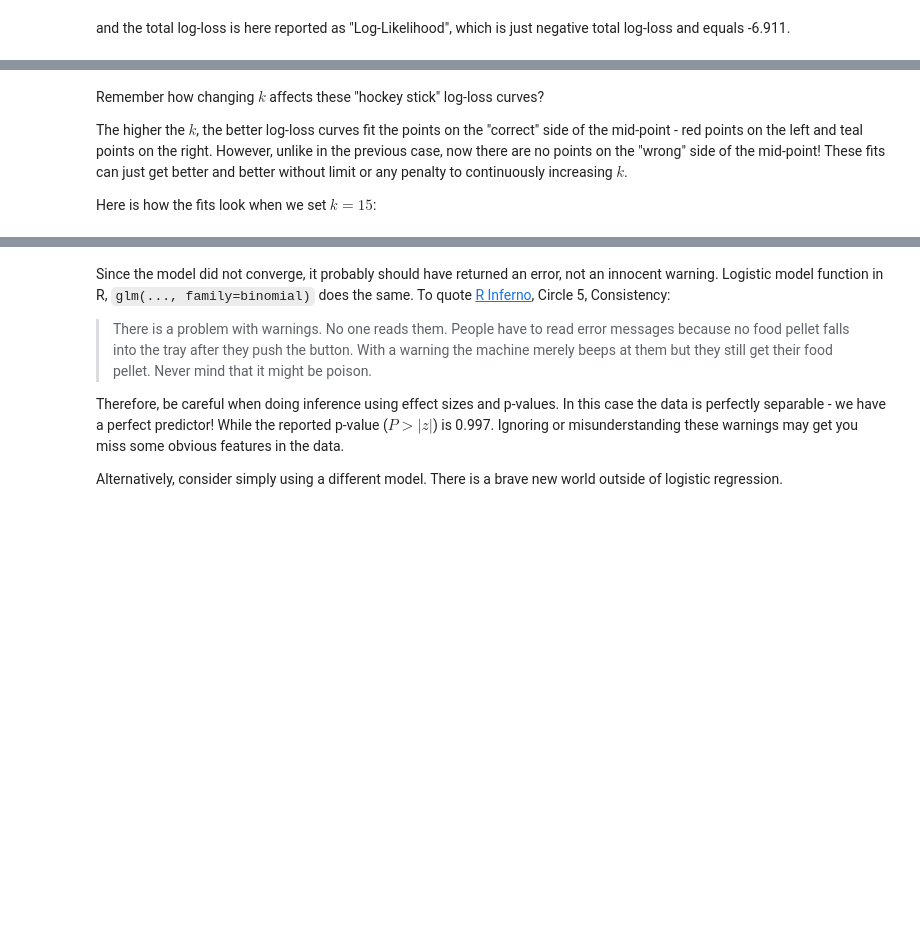
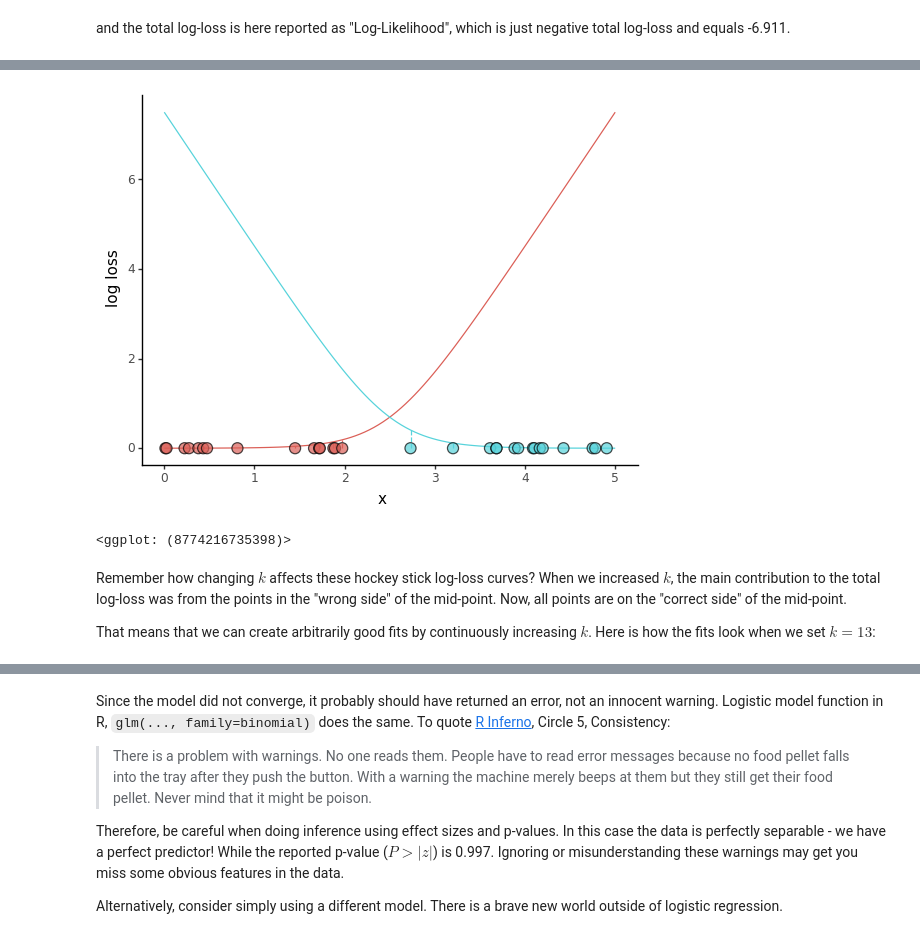
Before and after one commit to igor-sb/blog, a Jupyter notebook: posts/logistic_regression.ipynb, the cells around one changed output, grey strips where cells are left out. Drawn from its saved outputs; the diff is of its cells as text; code cells hidden in the pictures; blank space fills up the shorter version.

```diff
--- a/posts/logistic_regression.ipynb
+++ b/posts/logistic_regression.ipynb
@@ -189,30 +123 @@ def create_smooth_logloss_data(k, x0, n_points=100):
-# %%
-def plot_logistic_fit(df, logloss_df):
-	return (
-		p9.ggplot(df, p9.aes('x'))
-		+ p9.geom_line(
-			data=logloss_df,
-			mapping=p9.aes(y='log_loss', color='factor(y)'),
-		)
-		+ p9.geom_linerange(
-		    mapping=p9.aes(ymin=0, ymax='log_loss', color='factor(y)'),
-		    linetype='dashed',
-		)
-		+ p9.geom_point(
-			mapping=p9.aes(y=0, fill='factor(y)'),
-			size=4,
-			alpha=0.7,
-			shape='o',
-		)
-		+ p9.scale_y_continuous(name='log loss')
-		+ p9.theme_classic()
-		+ p9.theme(legend_position='none')
-	)
-
-def create_sample_and_logloss_data(k, x0, k_fit, x0_fit, n_points, seed=1):
-	df = create_sample_data(k, x0, n_points, seed)
-	df['p_x_fit'] = logistic(df['x'], k_fit, x0_fit)
-	df['log_loss'] = log_loss(df['p_x_fit'], df['y'])
-	logloss_df = create_smooth_logloss_data(k_fit, x0_fit)
-	return (df, logloss_df)
 # %%
@@ -419,0 +274,13 @@ Total log-loss:  3.282022354606257
+# %%
+perfect_df = create_sample_data(k=3, x0=2.5, n_points=30, seed=112)
+
+perfect_sep_df, perfect_sep_logloss_df = fit_data_to_logloss(
+    perfect_df,
+    k=3,
+    x0=2.5
+)
+
+print("Total log-loss: ", perfect_sep_df['log_loss'].sum())
+
+plot_logistic_fit(perfect_sep_df, perfect_sep_logloss_df)
+# %% [output]
@@ -420,6 +288,6 @@ Total log-loss:  3.282022354606257
+[figure, added]
+<ggplot: (8774216735398)>
 # %% [markdown]
-Remember how changing $k$ affects these "hockey stick" log-loss curves?
+Remember how changing $k$ affects these hockey stick log-loss curves? When we increased $k$, the main contribution to the total log-loss was from the points in the "wrong side" of the mid-point. Now, all points are on the "correct side" of the mid-point.
 
-The higher the $k$, the better log-loss curves fit the points on the "correct" side of the mid-point - red points on the left and teal points on the right. However, unlike in the previous case, now there are no points on the "wrong" side of the mid-point! These fits can just get better and better without limit or any penalty to continuously increasing $k$.
-
-Here is how the fits look when we set $k = 15$:
+That means that we can create arbitrarily good fits by continuously increasing $k$. Here is how the fits look when we set $k = 13$:
```
Also changed, not shown: parts of 62 cells of this notebook.
